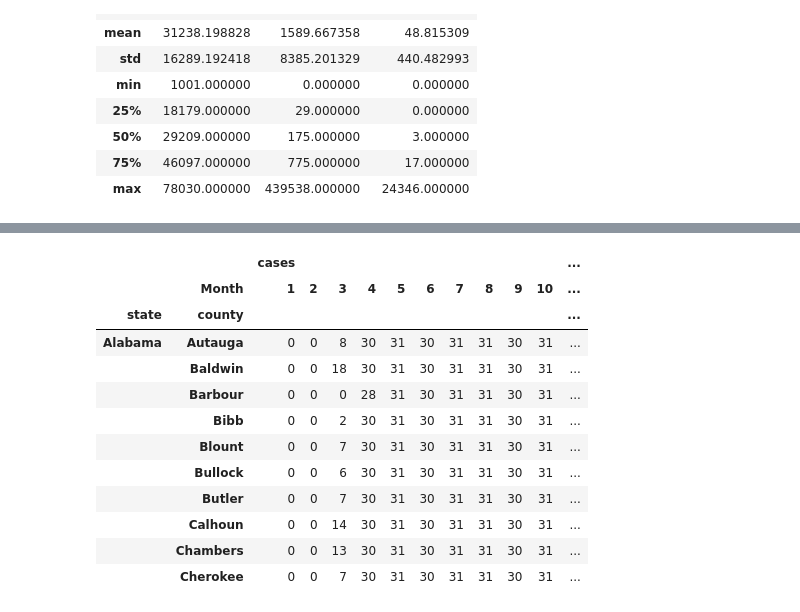
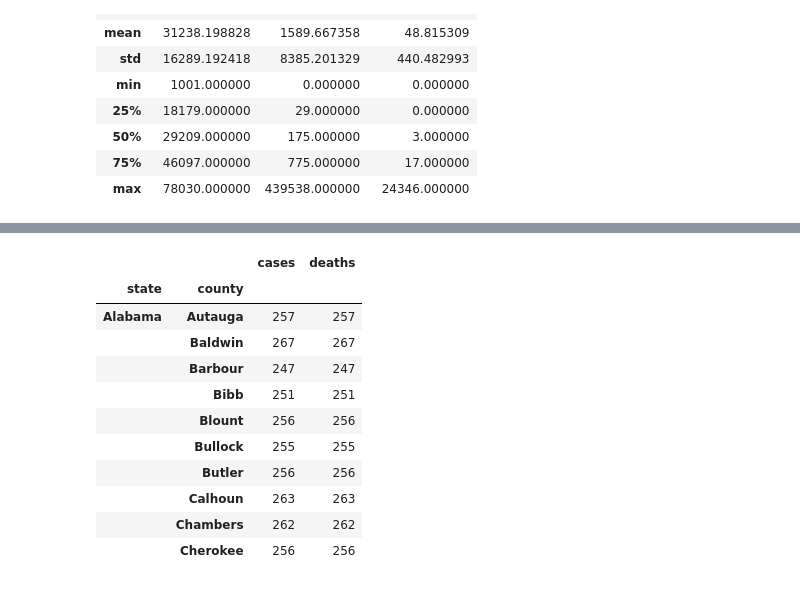
Before and after one commit to yxz674/Project2-Team3, a Jupyter notebook: main.ipynb, the cells around one changed output, grey strips where cells are left out. Cells and saved outputs as stored; diff of their text form; code cells hidden in the pictures.

```diff
--- a/cecilia.ipynb
+++ b/main.ipynb
@@ -220,6 +222,10 @@ covid_daily_data_df.describe()
 | 50% | 29209.000000 | 175.000000 | 3.000000 |
 | 75% | 46097.000000 | 775.000000 | 17.000000 |
 | max | 78030.000000 | 439538.000000 | 24346.000000 |
+# %%
+covid_daily_data_df.fillna(0, inplace=True)
+covid_daily_data_df['fips'] = covid_daily_data_df['fips'].astype(int)
+covid_daily_data_df = covid_daily_data_df[covid_daily_data_df['fips'] != 0]
 # %%
 covid_daily_data_df.head()
 # %% [output]
@@ -232,3 +238,3 @@ covid_daily_data_df.head()
 # %%
-covid_daily_data_df['Month'] = pd.DatetimeIndex(covid_daily_data_df['date']).month
+# covid_daily_data_df['Month'] = pd.DatetimeIndex(covid_daily_data_df['date']).month
 # %%
@@ -245,20 +253,19 @@ covid_daily_data_df.head()
 # %%
-df_pivot = covid_daily_data_df.pivot_table(index=['state','county'],columns=['Month'],values=['cases','deaths'],aggfunc='count')
+df_pivot = covid_daily_data_df.pivot_table(index=['state','county'],values=['cases','deaths'],aggfunc='count')
 cleaned_df = df_pivot.head(10).fillna(0).style.set_precision(0)
 cleaned_df
 # %% [output]
-|  |  | cases |  |  |  |  |  |  |  |  |  | ... |
-|  | Month | 1 | 2 | 3 | 4 | 5 | 6 | 7 | 8 | 9 | 10 | ... |
-| state | county |  |  |  |  |  |  |  |  |  |  | ... |
-| Alabama | Autauga | 0 | 0 | 8 | 30 | 31 | 30 | 31 | 31 | 30 | 31 | ... |
-|  | Baldwin | 0 | 0 | 18 | 30 | 31 | 30 | 31 | 31 | 30 | 31 | ... |
-|  | Barbour | 0 | 0 | 0 | 28 | 31 | 30 | 31 | 31 | 30 | 31 | ... |
-|  | Bibb | 0 | 0 | 2 | 30 | 31 | 30 | 31 | 31 | 30 | 31 | ... |
-|  | Blount | 0 | 0 | 7 | 30 | 31 | 30 | 31 | 31 | 30 | 31 | ... |
-|  | Bullock | 0 | 0 | 6 | 30 | 31 | 30 | 31 | 31 | 30 | 31 | ... |
-|  | Butler | 0 | 0 | 7 | 30 | 31 | 30 | 31 | 31 | 30 | 31 | ... |
-|  | Calhoun | 0 | 0 | 14 | 30 | 31 | 30 | 31 | 31 | 30 | 31 | ... |
-|  | Chambers | 0 | 0 | 13 | 30 | 31 | 30 | 31 | 31 | 30 | 31 | ... |
-|  | Cherokee | 0 | 0 | 7 | 30 | 31 | 30 | 31 | 31 | 30 | 31 | ... |
+|  |  | cases | deaths |
+| state | county |  |  |
+| Alabama | Autauga | 257 | 257 |
+|  | Baldwin | 267 | 267 |
+|  | Barbour | 247 | 247 |
+|  | Bibb | 251 | 251 |
+|  | Blount | 256 | 256 |
+|  | Bullock | 255 | 255 |
+|  | Butler | 256 | 256 |
+|  | Calhoun | 263 | 263 |
+|  | Chambers | 262 | 262 |
+|  | Cherokee | 256 | 256 |
 # %%
 cleaned_df.to_csv("cleaned_df.csv", index= False)
```
Also changed, not shown: parts of 11 cells of this notebook, 4 other files.
